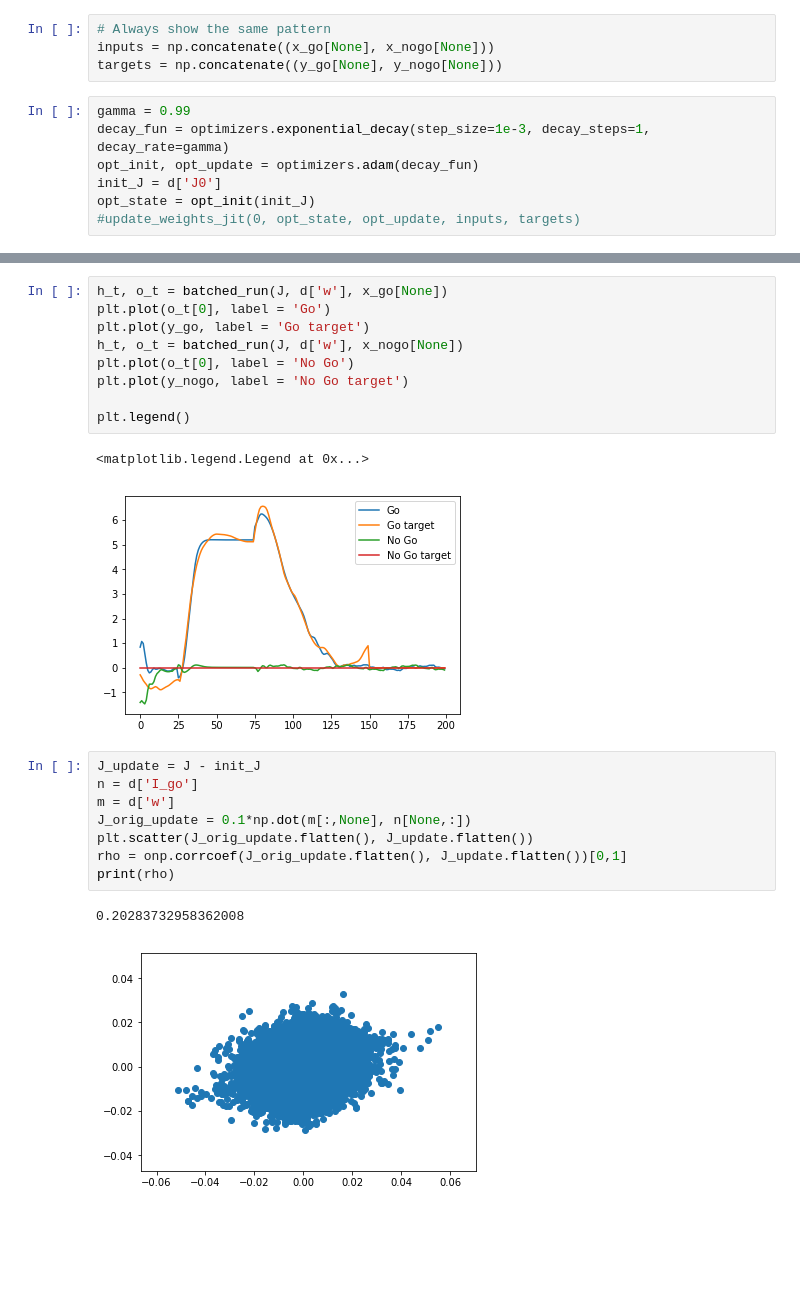
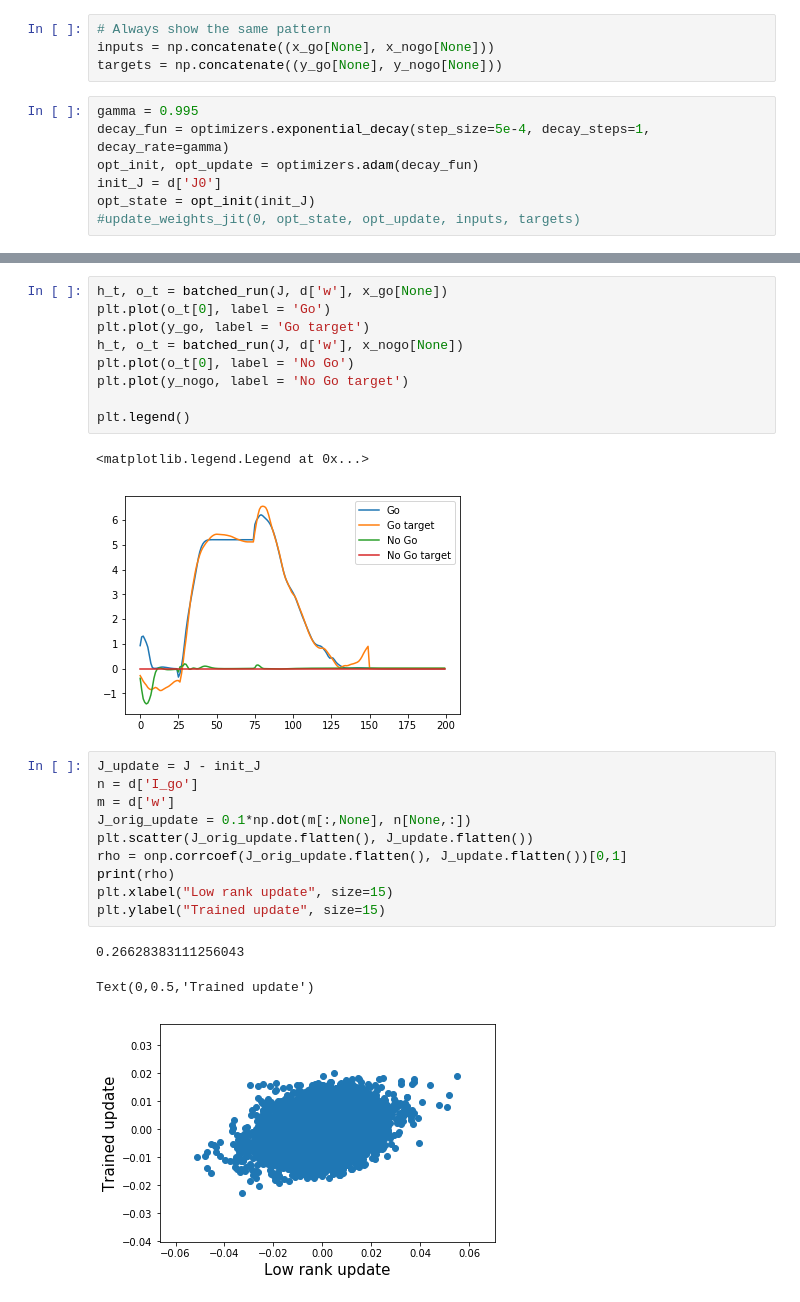
Before and after one commit to JoramKeijser/low_rank, a Jupyter notebook: notebooks/train.ipynb, the cells around one changed output, grey strips where cells are left out. Drawn from its saved outputs; the diff is of its cells as text; blank space fills up the shorter version.

```diff
--- a/notebooks/train.ipynb
+++ b/notebooks/train.ipynb
@@ -108,8 +108,8 @@ def update_weights(i, opt_state, opt_update, inputs, targets):
 inputs = np.concatenate((x_go[None], x_nogo[None]))
 targets = np.concatenate((y_go[None], y_nogo[None]))
 # %%
-gamma = 0.99
-decay_fun = optimizers.exponential_decay(step_size=1e-3, decay_steps=1, decay_rate=gamma)
+gamma = 0.995
+decay_fun = optimizers.exponential_decay(step_size=5e-4, decay_steps=1, decay_rate=gamma)
 opt_init, opt_update = optimizers.adam(decay_fun)
 init_J = d['J0']
 opt_state = opt_init(init_J)
@@ -165,15 +165,18 @@ plt.plot(y_nogo, label = 'No Go target')
 plt.legend()
 # %% [output]
 <matplotlib.legend.Legend at 0x...>
-[figure, old version]
+[figure, new version]
 # %%
 J_update = J - init_J
 n = d['I_go']
 m = d['w']
 J_orig_update = 0.1*np.dot(m[:,None], n[None,:])
 plt.scatter(J_orig_update.flatten(), J_update.flatten())
 rho = onp.corrcoef(J_orig_update.flatten(), J_update.flatten())[0,1]
 print(rho)
+plt.xlabel("Low rank update", size=15)
+plt.ylabel("Trained update", size=15)
 # %% [output]
-0.20283732958362008
+0.26628383111256043
+Text(0,0.5,'Trained update')
-[figure, old version]
+[figure, new version]
```
Also changed, not shown: parts of 5 cells of this notebook.
